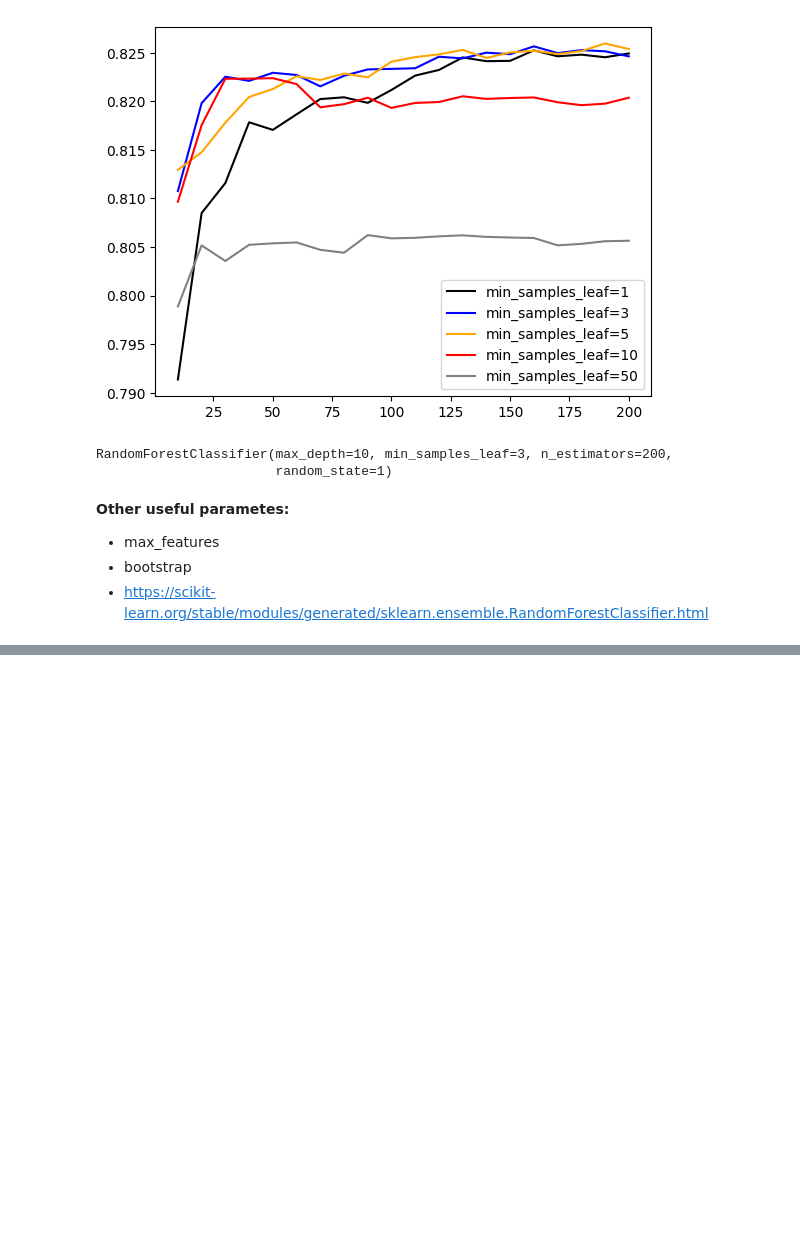
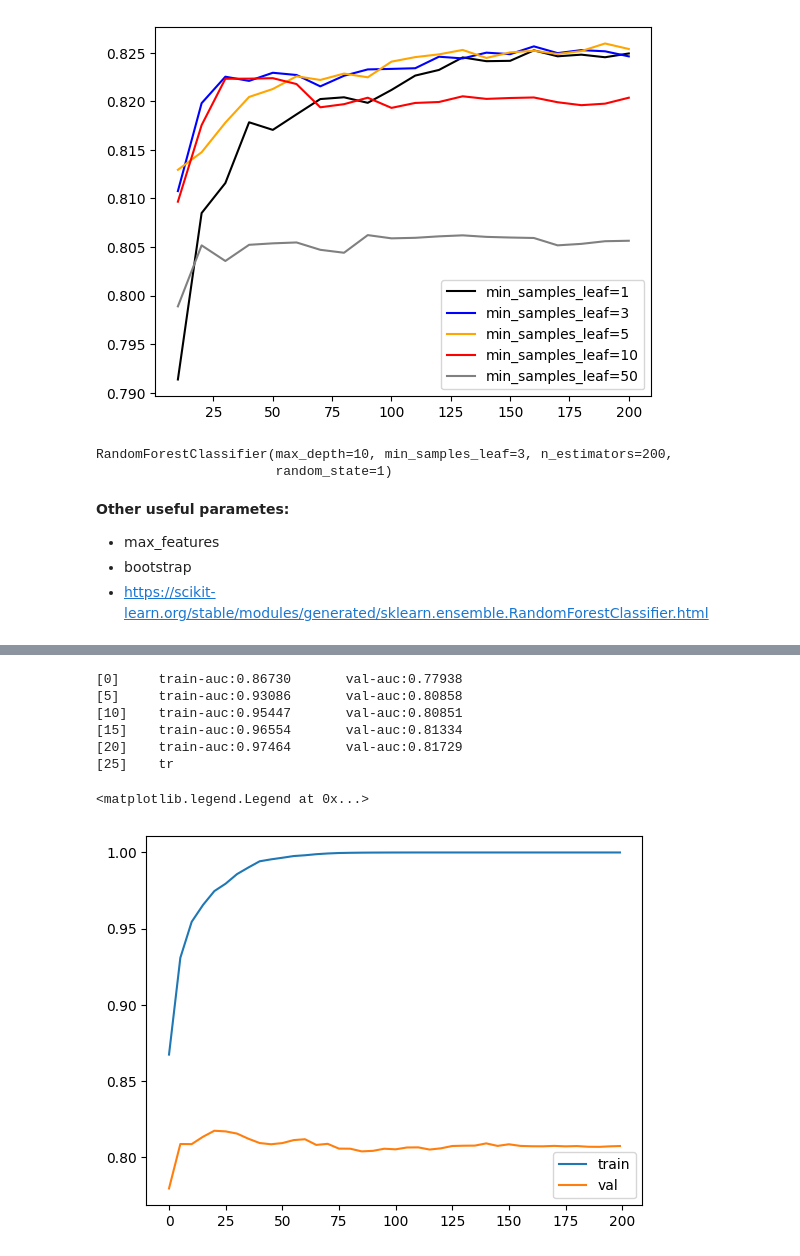
Before and after one commit to Naga-Manohar-Y/ML_ZoomCamp, a Jupyter notebook: 05_decision_trees/DecisionTrees.ipynb, the cells around one changed output, grey strips where cells are left out. Cells and saved outputs as stored; diff of their text form; code cells hidden in the pictures; blank space fills up the shorter version.

```diff
--- a/05_decision_trees/DecisionTrees.ipynb
+++ b/05_decision_trees/DecisionTrees.ipynb
@@ -707,0 +768,36 @@ Parsing xgboost's monitoring output
+# %%
+
+print(s[:200])
+# %% [output]
+[0]     train-auc:0.86730       val-auc:0.77938
+[5]     train-auc:0.93086       val-auc:0.80858
+[10]    train-auc:0.95447       val-auc:0.80851
+[15]    train-auc:0.96554       val-auc:0.81334
+[20]    train-auc:0.97464       val-auc:0.81729
+[25]    tr
+# %%
+def parse_xgb_output(output):
+    results = []
+
+    for line in output.stdout.strip().split('\n'):
+        it_line, train_line, val_line = line.split('\t')
+
+        it = int(it_line.strip('[]'))
+        train = float(train_line.split(':')[1])
+        val = float(val_line.split(':')[1])
+
+        results.append((it, train, val))
+
+    columns = ['num_iter', 'train_auc', 'val_auc']
+    df_results = pd.DataFrame(results, columns=columns)
+    return df_results
+# %%
+df_score = parse_xgb_output(output)
+# %%
+
+plt.plot(df_score.num_iter, df_score.train_auc, label='train')
+plt.plot(df_score.num_iter, df_score.val_auc, label='val')
+plt.legend()
+# %% [output]
+<matplotlib.legend.Legend at 0x...>
+[figure, added]
```
Also changed, not shown: parts of 50 cells of this notebook, 1 other file.
